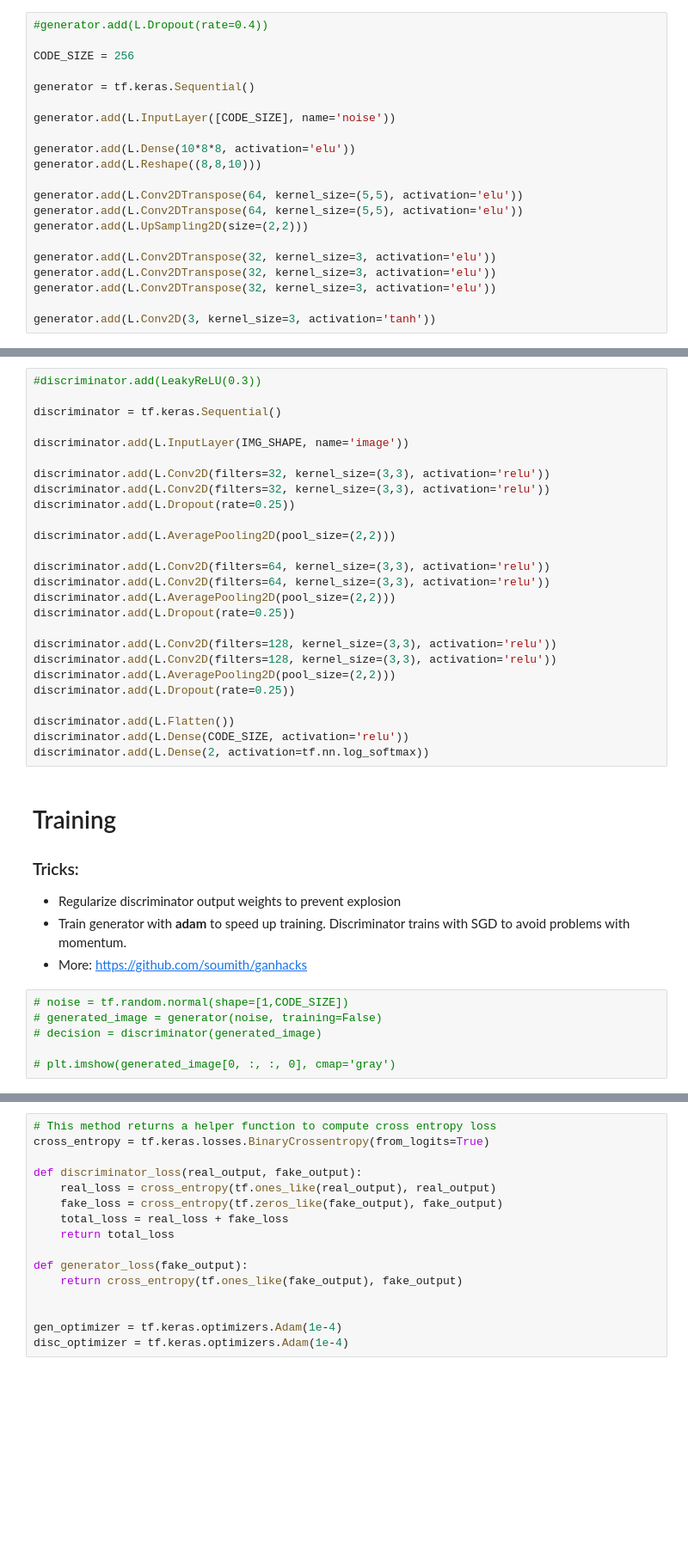
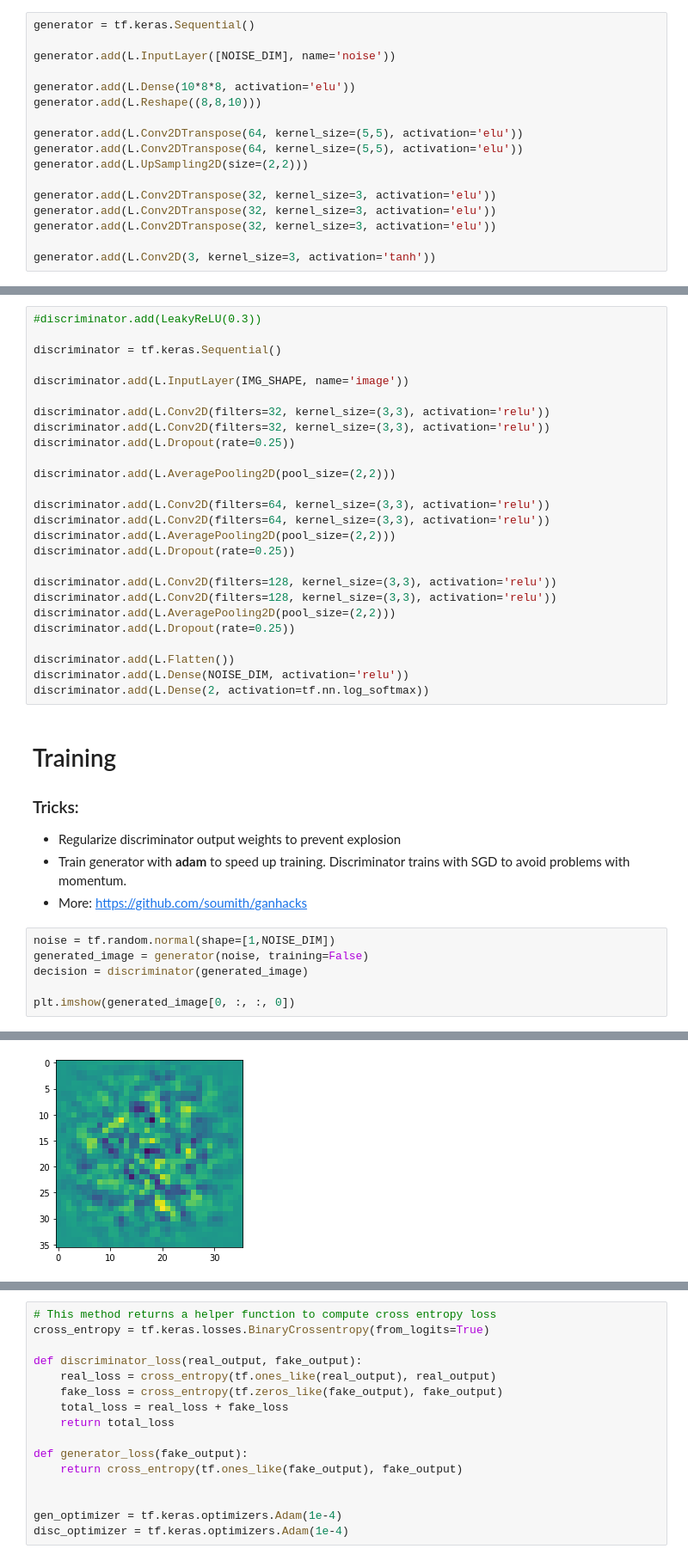
Before and after one commit to ikashilov/tensorflow-facegen, a Jupyter notebook: notebook.ipynb, the cells around one changed output, grey strips where cells are left out. Shown at 86% size. Cells and saved outputs as stored; diff of their text form; blank space fills up the shorter version.

```diff
--- a/notebook.ipynb
+++ b/notebook.ipynb
@@ -39,11 +116,7 @@ train_dataset = tf.data.Dataset.from_tensor_slices(data).shuffle(BUFFER_SIZE).ba
 # %%
-#generator.add(L.Dropout(rate=0.4))
-
-CODE_SIZE = 256
-
 generator = tf.keras.Sequential()
 
-generator.add(L.InputLayer([CODE_SIZE], name='noise'))
+generator.add(L.InputLayer([NOISE_DIM], name='noise'))
 
 generator.add(L.Dense(10*8*8, activation='elu'))
 generator.add(L.Reshape((8,8,10)))
@@ -88,7 +161,7 @@ discriminator.add(L.AveragePooling2D(pool_size=(2,2)))
 discriminator.add(L.Dropout(rate=0.25))
 
 discriminator.add(L.Flatten())
-discriminator.add(L.Dense(CODE_SIZE, activation='relu'))
+discriminator.add(L.Dense(NOISE_DIM, activation='relu'))
 discriminator.add(L.Dense(2, activation=tf.nn.log_softmax))
 # %% [markdown]
 # Training
@@ -99,8 +172,9 @@ discriminator.add(L.Dense(2, activation=tf.nn.log_softmax))
 * Train generator with __adam__ to speed up training. Discriminator trains with SGD to avoid problems with momentum.
 * More: https://github.com/soumith/ganhacks
 # %%
-# noise = tf.random.normal(shape=[1,CODE_SIZE])
-# generated_image = generator(noise, training=False)
-# decision = discriminator(generated_image)
+noise = tf.random.normal(shape=[1,NOISE_DIM])
+generated_image = generator(noise, training=False)
+decision = discriminator(generated_image)
 
-# plt.imshow(generated_image[0, :, :, 0], cmap='gray')
+plt.imshow(generated_image[0, :, :, 0])
+# %% [output]
@@ -106,0 +182 @@ discriminator.add(L.Dense(2, activation=tf.nn.log_softmax))
+[figure, added]
```
Also changed, not shown: parts of 16 cells of this notebook.
